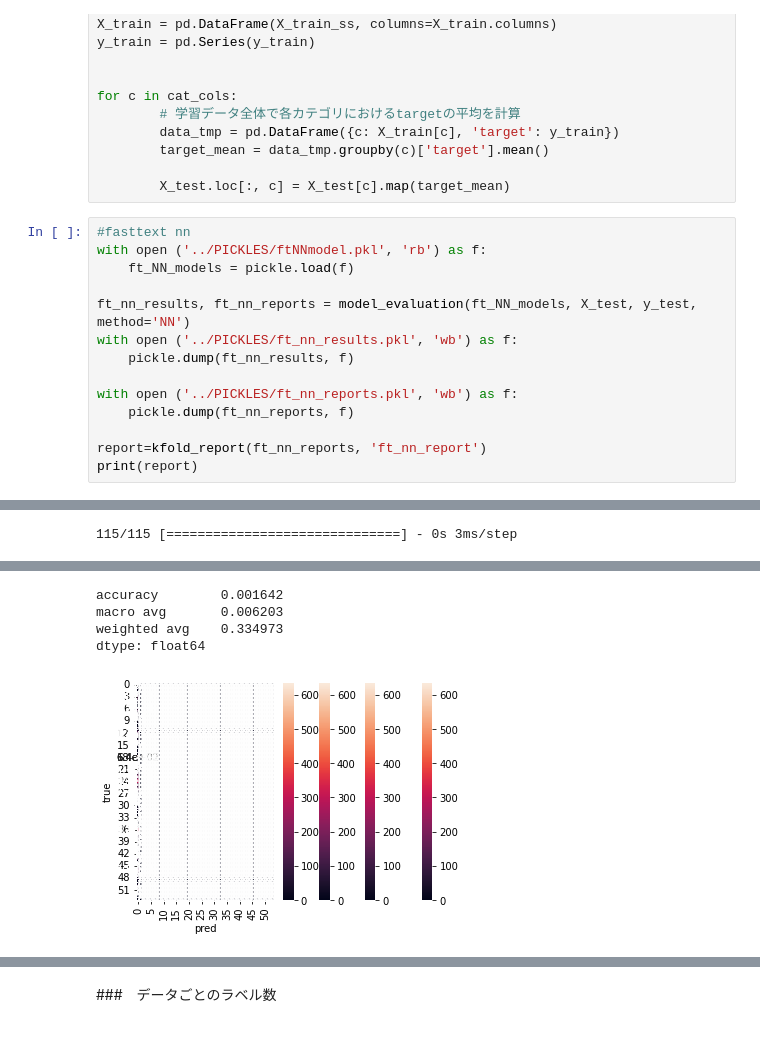
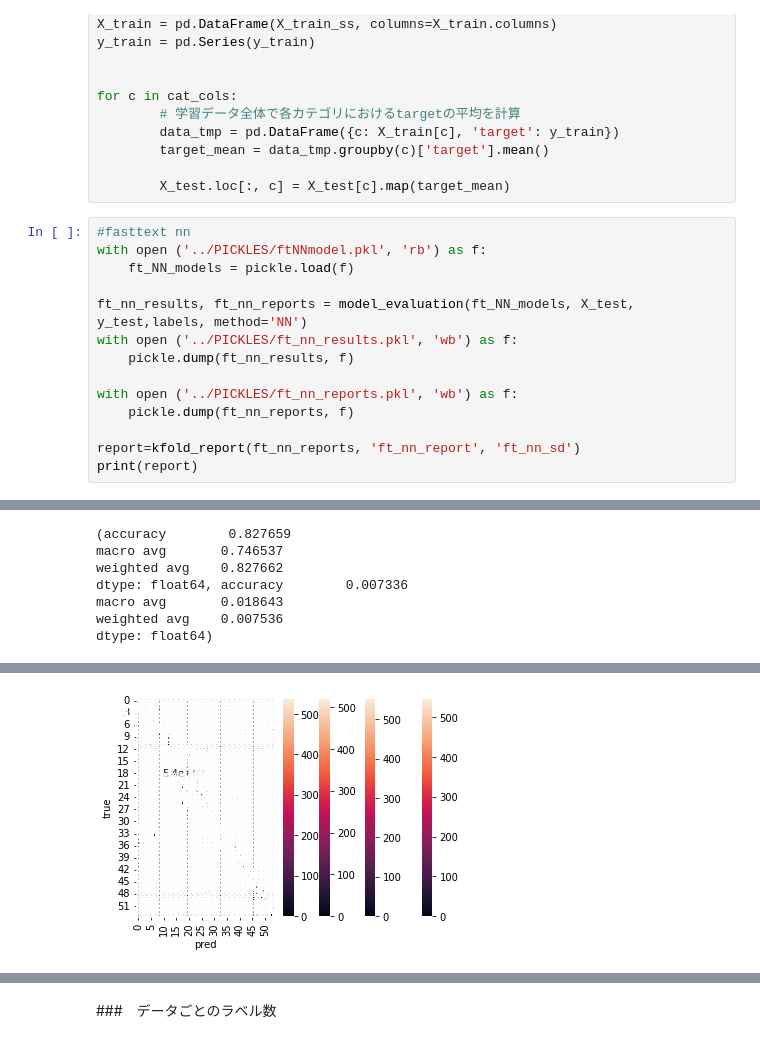
Before and after one commit to mecab-g/MRI, a Jupyter notebook: プロトコール予測/3.3recomendation_comp.ipynb, the cells around one changed output, grey strips where cells are left out. Drawn from its saved outputs; the diff is of its cells as text.

```diff
--- a/プロトコール予測/3.3recomendation_comp.ipynb
+++ b/プロトコール予測/3.3recomendation_comp.ipynb
@@ -608,13 +607,13 @@ for c in cat_cols:
 with open ('../PICKLES/ftNNmodel.pkl', 'rb') as f:
     ft_NN_models = pickle.load(f)
 
-ft_nn_results, ft_nn_reports = model_evaluation(ft_NN_models, X_test, y_test, method='NN')
+ft_nn_results, ft_nn_reports = model_evaluation(ft_NN_models, X_test, y_test,labels, method='NN')
 with open ('../PICKLES/ft_nn_results.pkl', 'wb') as f:
     pickle.dump(ft_nn_results, f)
 
 with open ('../PICKLES/ft_nn_reports.pkl', 'wb') as f:
     pickle.dump(ft_nn_reports, f)
 
-report=kfold_report(ft_nn_reports, 'ft_nn_report')
+report=kfold_report(ft_nn_reports, 'ft_nn_report', 'ft_nn_sd')
 print(report)
 # %% [output]
@@ -623 +629,7 @@ print(report)
-115/115 [==============================] - 0s 3ms/step
+(accuracy        0.827659
+macro avg       0.746537
+weighted avg    0.827662
+dtype: float64, accuracy        0.007336
+macro avg       0.018643
+weighted avg    0.007536
+dtype: float64)
@@ -625,8 +636,4 @@ print(report)
-accuracy        0.001642
-macro avg       0.006203
-weighted avg    0.334973
-dtype: float64
-[figure, old version]
+[figure, new version]
 # %%
 #sBERT nn
 with open ('../PICKLES/sBNNmodel.pkl', 'rb') as f:
```
Also changed, not shown: parts of 52 cells of this notebook, 20 other files.
